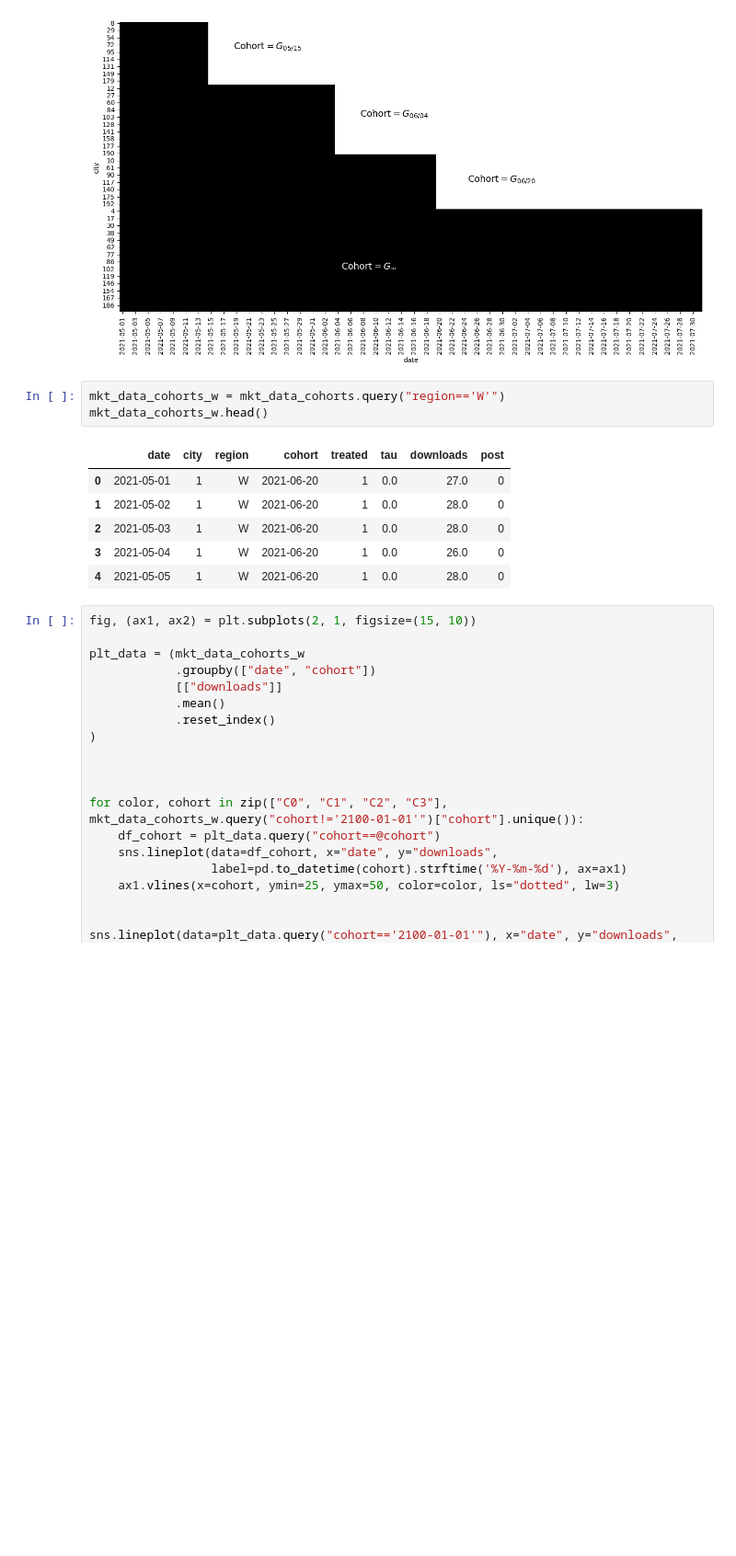
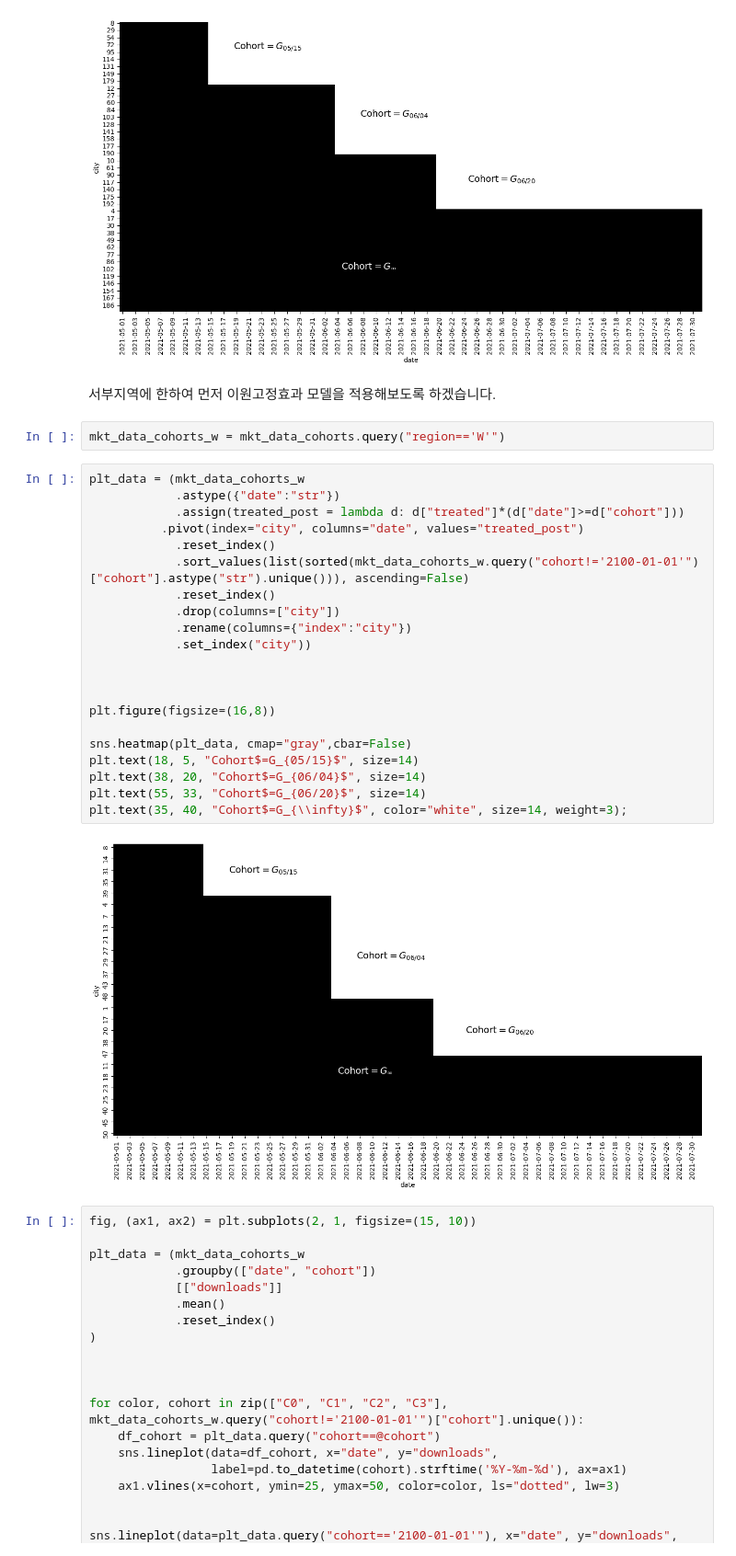
Before and after one commit to jhkimon/awesome-causal-inference-python, a Jupyter notebook: book/ate/did.ipynb, the cells around one changed output. Shown at 92% size. Saved outputs shown, nothing was run; the diff lists cells and outputs as text; blank space fills up the shorter version.

```diff
--- a/book/ate/did.ipynb
+++ b/book/ate/did.ipynb
@@ -836,16 +780,33 @@ plt.text(55, 110, "Cohort$=G_{06/20}$", size=14)
 plt.text(35, 170, "Cohort$=G_{\\infty}$", color="white", size=14, weight=3);
 # %% [output]
 [figure]
+# %% [markdown]
+서부지역에 한하여 먼저 이원고정효과 모델을 적용해보도록 하겠습니다.
 # %%
 mkt_data_cohorts_w = mkt_data_cohorts.query("region=='W'")
-mkt_data_cohorts_w.head()
-# %% [output]
-|  | date | city | region | cohort | treated | tau | downloads | post |
-| 0 | 2021-05-01 | 1 | W | 2021-06-20 | 1 | 0.0 | 27.0 | 0 |
-| 1 | 2021-05-02 | 1 | W | 2021-06-20 | 1 | 0.0 | 28.0 | 0 |
-| 2 | 2021-05-03 | 1 | W | 2021-06-20 | 1 | 0.0 | 28.0 | 0 |
-| 3 | 2021-05-04 | 1 | W | 2021-06-20 | 1 | 0.0 | 26.0 | 0 |
-| 4 | 2021-05-05 | 1 | W | 2021-06-20 | 1 | 0.0 | 28.0 | 0 |
+# %%
+plt_data = (mkt_data_cohorts_w
+            .astype({"date":"str"})
+            .assign(treated_post = lambda d: d["treated"]*(d["date"]>=d["cohort"]))
+          .pivot(index="city", columns="date", values="treated_post")
+            .reset_index()
+            .sort_values(list(sorted(mkt_data_cohorts_w.query("cohort!='2100-01-01'")["cohort"].astype("str").unique())), ascending=False)
+            .reset_index()
+            .drop(columns=["city"])
+            .rename(columns={"index":"city"})
+            .set_index("city"))
+
+
+
+plt.figure(figsize=(16,8))
+
+sns.heatmap(plt_data, cmap="gray",cbar=False)
+plt.text(18, 5, "Cohort$=G_{05/15}$", size=14)
+plt.text(38, 20, "Cohort$=G_{06/04}$", size=14)
+plt.text(55, 33, "Cohort$=G_{06/20}$", size=14)
+plt.text(35, 40, "Cohort$=G_{\\infty}$", color="white", size=14, weight=3);
+# %% [output]
+[figure, added]
 # %%
 fig, (ax1, ax2) = plt.subplots(2, 1, figsize=(15, 10))
 
```
Also changed, not shown: parts of 29 cells of this notebook, 1 other file.
